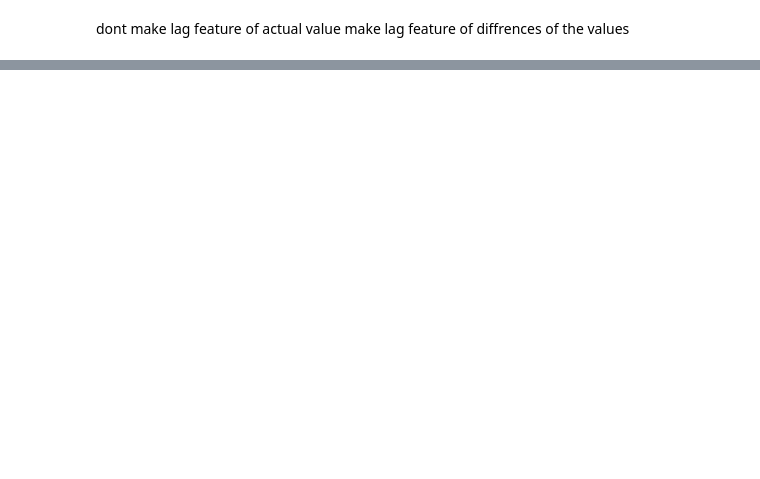
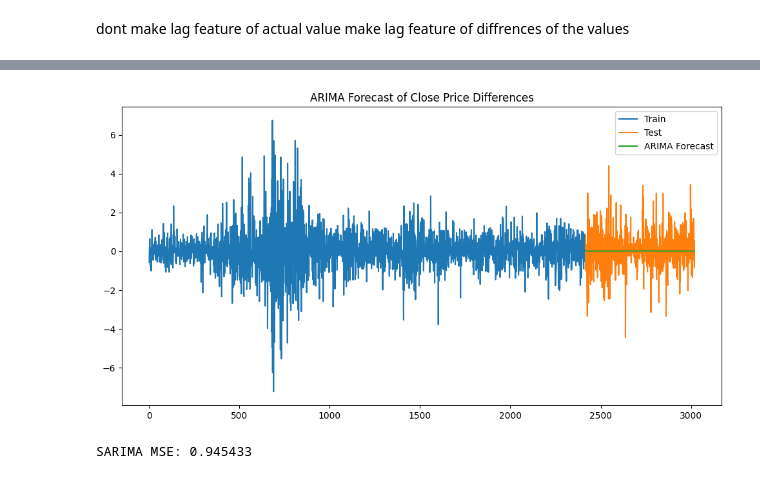
Before and after one commit to vajradevam/minorproject, a Jupyter notebook: src/amit_3747/test.ipynb, the cells around one changed output, grey strips where cells are left out. Saved outputs shown, nothing was run; the diff lists cells and outputs as text; code cells hidden in the pictures; blank space fills up the shorter version.

```diff
--- a/src/amit_3747/test.ipynb
+++ b/src/amit_3747/test.ipynb
@@ -48,2 +32,4 @@ print(dataframe.head(5))
+# %%
+diff_close_series = df['Close'].diff().dropna()
 # %% [markdown]
 dont make lag feature of actual value make lag feature of diffrences of the values
@@ -130,0 +109,8 @@ Accuracy: 0.47
+# %%
+ split_idx = int(len(diff_close_series) * 0.8)
+train, test = diff_close_series[:split_idx], diff_close_series[split_idx:]
+# %%
+model_arima = ARIMA(train, order=(1, 0, 1))
+model_arima_fit = model_arima.fit()
+# %%
+forecast_arima = model_arima_fit.forecast(steps=len(test))
@@ -130,0 +122,10 @@ Accuracy: 0.47
+# %%
+plt.figure(figsize=(12, 6))
+plt.plot(train.index, train, label='Train')
+plt.plot(test.index, test, label='Test')
+plt.plot(test.index, forecast_arima, label='ARIMA Forecast')
+plt.title("ARIMA Forecast of Close Price Differences")
+plt.legend()
+plt.show()
+# %% [output]
+[figure, added]
@@ -130,0 +137,5 @@ Accuracy: 0.47
+# %%
+mse_sarima = mean_squared_error(test, forecast_sarima)
+print(f"SARIMA MSE: {mse_sarima:.6f}")
+# %% [output]
+SARIMA MSE: 0.945433
```
Also changed, not shown: parts of 41 cells of this notebook, 2 other files.
